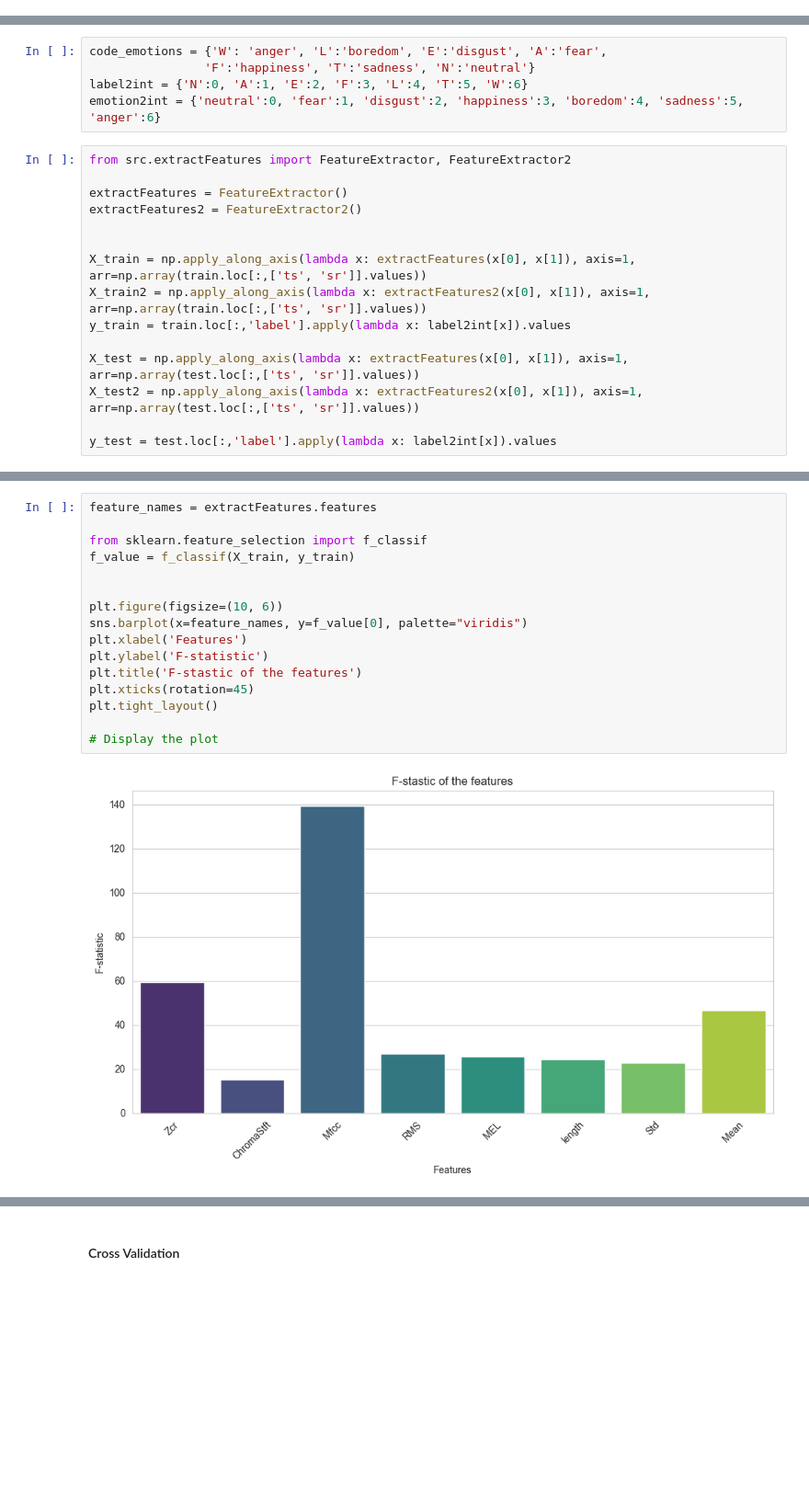
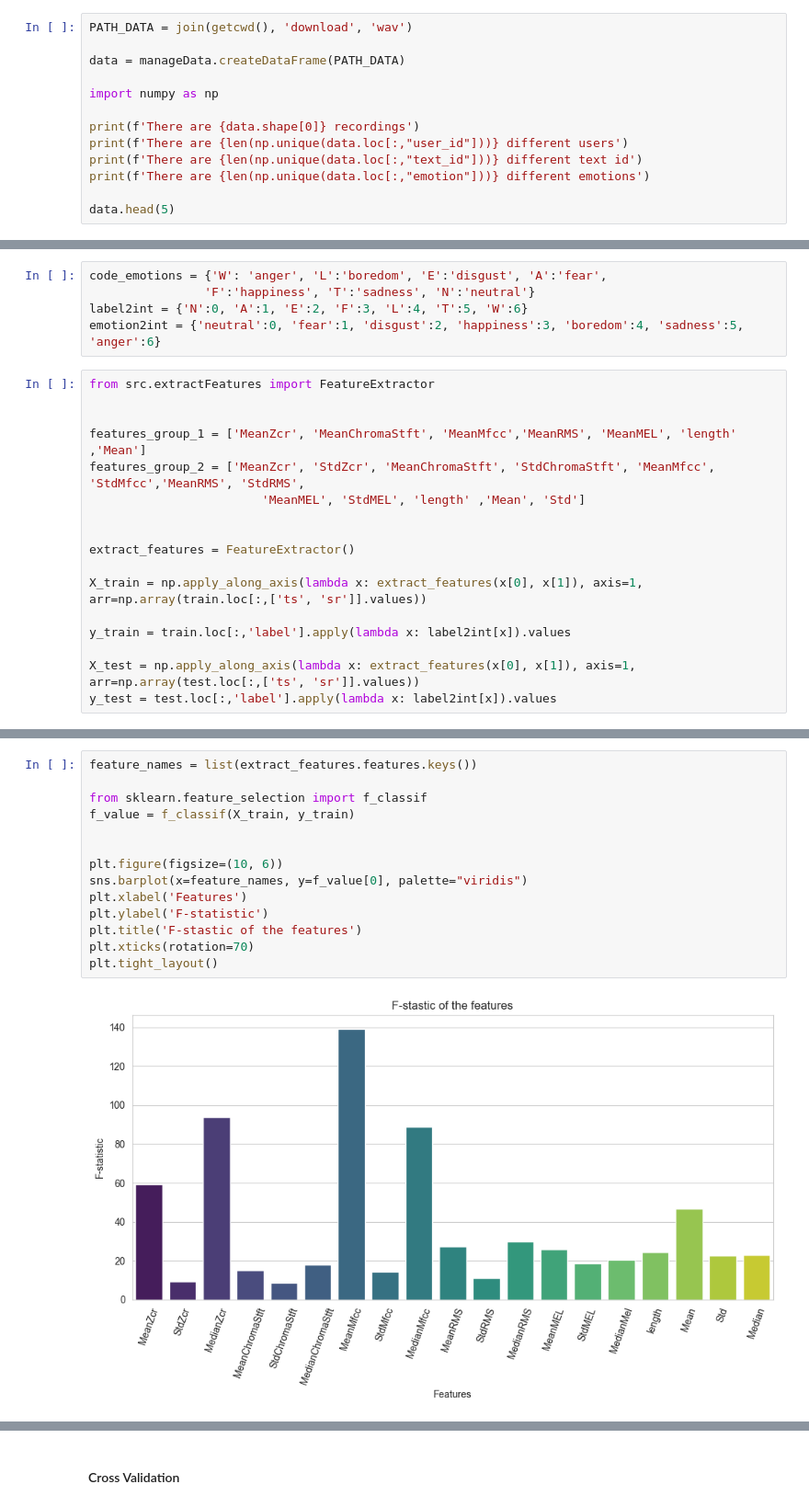
Before and after one commit to bonells96/speech_emotion_classification, a Jupyter notebook: Report_SER.ipynb, the cells around one changed output, grey strips where cells are left out. Shown at 92% size. Saved outputs shown, nothing was run; the diff lists cells and outputs as text; blank space fills up the shorter version.

```diff
--- a/Report_SER.ipynb
+++ b/Report_SER.ipynb
@@ -98,0 +78,13 @@ data.head(5)
+# %%
+PATH_DATA = join(getcwd(), 'download', 'wav')
+
+data = manageData.createDataFrame(PATH_DATA)
+
+import numpy as np
+
+print(f'There are {data.shape[0]} recordings')
+print(f'There are {len(np.unique(data.loc[:,"user_id"]))} different users')
+print(f'There are {len(np.unique(data.loc[:,"text_id"]))} different text id')
+print(f'There are {len(np.unique(data.loc[:,"emotion"]))} different emotions')
+
+data.head(5)
@@ -210,19 +170,21 @@ code_emotions = {'W': 'anger', 'L':'boredom', 'E':'disgust', 'A':'fear',
 label2int = {'N':0, 'A':1, 'E':2, 'F':3, 'L':4, 'T':5, 'W':6}
 emotion2int = {'neutral':0, 'fear':1, 'disgust':2, 'happiness':3, 'boredom':4, 'sadness':5, 'anger':6}
 # %%
-from src.extractFeatures import FeatureExtractor, FeatureExtractor2
-
-extractFeatures = FeatureExtractor()
-extractFeatures2 = FeatureExtractor2()
+from src.extractFeatures import FeatureExtractor
 
 
-X_train = np.apply_along_axis(lambda x: extractFeatures(x[0], x[1]), axis=1, arr=np.array(train.loc[:,['ts', 'sr']].values))
-X_train2 = np.apply_along_axis(lambda x: extractFeatures2(x[0], x[1]), axis=1, arr=np.array(train.loc[:,['ts', 'sr']].values))
+features_group_1 = ['MeanZcr', 'MeanChromaStft', 'MeanMfcc','MeanRMS', 'MeanMEL', 'length' ,'Mean']
+features_group_2 = ['MeanZcr', 'StdZcr', 'MeanChromaStft', 'StdChromaStft', 'MeanMfcc', 'StdMfcc','MeanRMS', 'StdRMS',
+                        'MeanMEL', 'StdMEL', 'length' ,'Mean', 'Std']
+
+
+extract_features = FeatureExtractor()
+
+X_train = np.apply_along_axis(lambda x: extract_features(x[0], x[1]), axis=1, arr=np.array(train.loc[:,['ts', 'sr']].values))
+
 y_train = train.loc[:,'label'].apply(lambda x: label2int[x]).values
 
-X_test = np.apply_along_axis(lambda x: extractFeatures(x[0], x[1]), axis=1, arr=np.array(test.loc[:,['ts', 'sr']].values))
-X_test2 = np.apply_along_axis(lambda x: extractFeatures2(x[0], x[1]), axis=1, arr=np.array(test.loc[:,['ts', 'sr']].values))
-
+X_test = np.apply_along_axis(lambda x: extract_features(x[0], x[1]), axis=1, arr=np.array(test.loc[:,['ts', 'sr']].values))
 y_test = test.loc[:,'label'].apply(lambda x: label2int[x]).values
 # %% [markdown]
 ### Anova Feature Selection
@@ -229,18 +193,16 @@ y_test = test.loc[:,'label'].apply(lambda x: label2int[x]).values
 # %%
-feature_names = extractFeatures.features
+feature_names = list(extract_features.features.keys())
 
 from sklearn.feature_selection import f_classif
 f_value = f_classif(X_train, y_train)
 
 
 plt.figure(figsize=(10, 6))
 sns.barplot(x=feature_names, y=f_value[0], palette="viridis")
 plt.xlabel('Features')
 plt.ylabel('F-statistic')
 plt.title('F-stastic of the features')
-plt.xticks(rotation=45)
+plt.xticks(rotation=70)
 plt.tight_layout()
-
-# Display the plot
 # %% [output]
-[figure, old version]
+[figure, new version]
```
Also changed, not shown: parts of 41 cells of this notebook.
